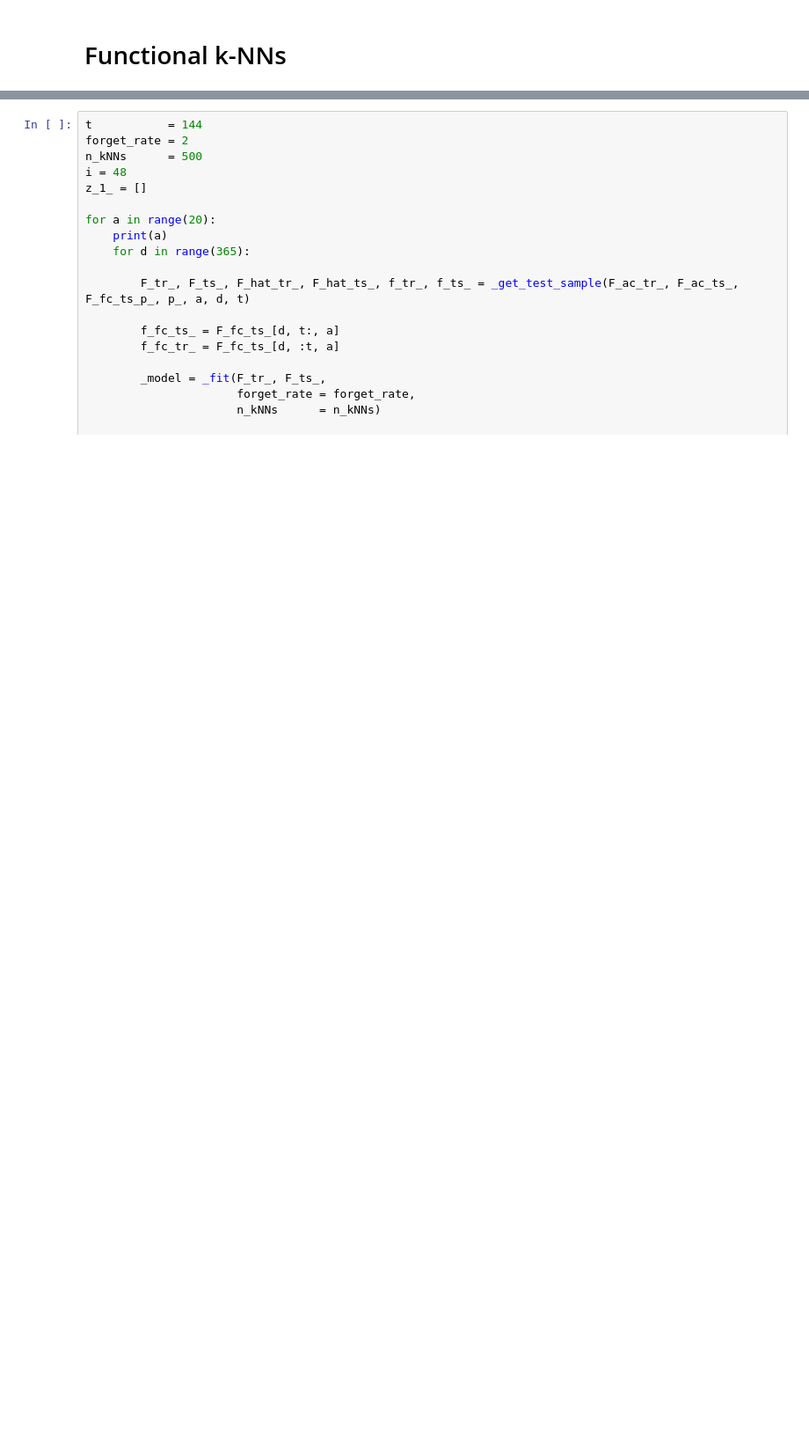
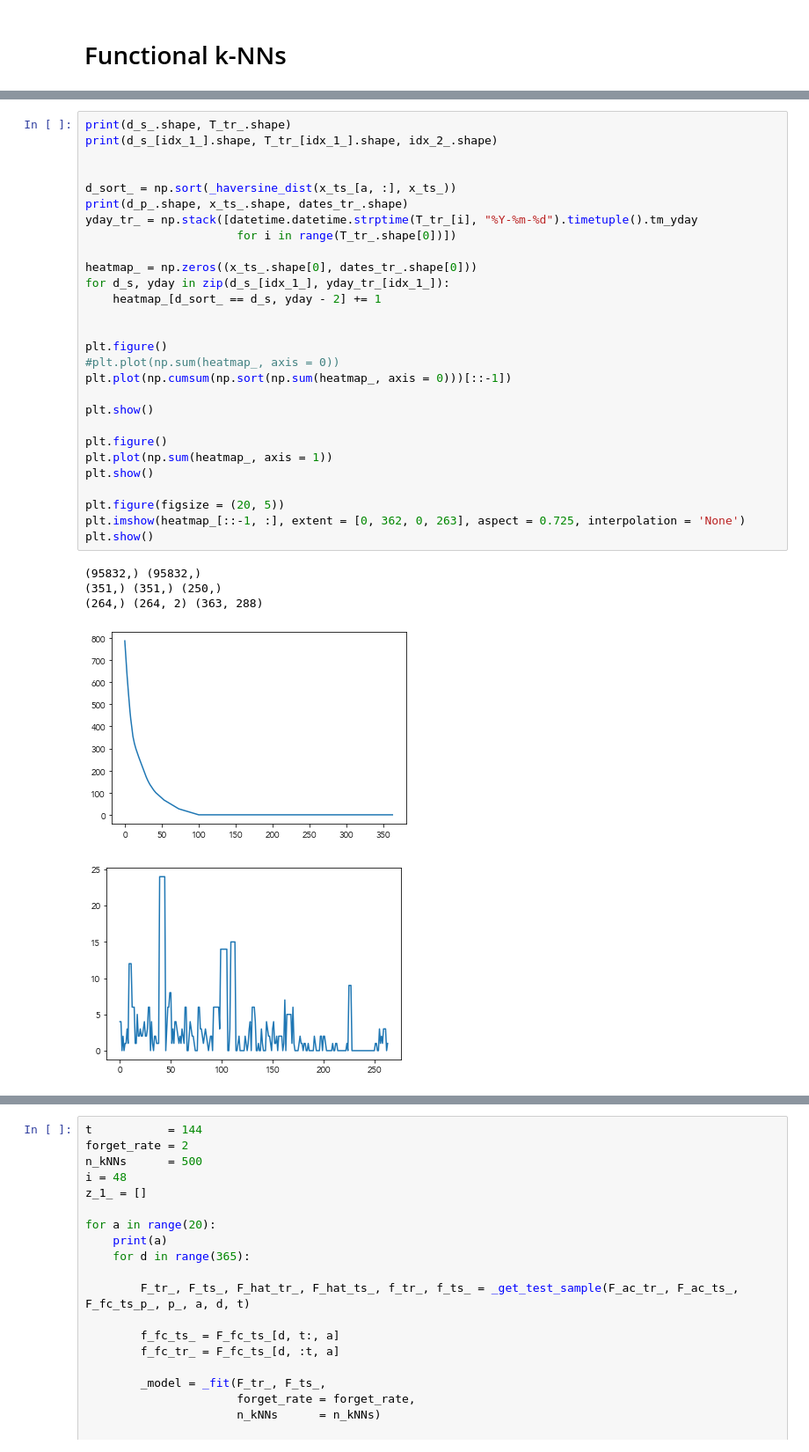
Before and after one commit to gterren/functional_forecast_dynamic_update, a Jupyter notebook: ffc.ipynb, the cells around one changed output, grey strips where cells are left out. Shown at 88% size. Cells and saved outputs as stored; diff of their text form; blank space fills up the shorter version.

```diff
--- a/ffc.ipynb
+++ b/ffc.ipynb
@@ -477,0 +960,34 @@ print(depth_)
+# %%
+print(d_s_.shape, T_tr_.shape)
+print(d_s_[idx_1_].shape, T_tr_[idx_1_].shape, idx_2_.shape)
+
+
+d_sort_ = np.sort(_haversine_dist(x_ts_[a, :], x_ts_))
+print(d_p_.shape, x_ts_.shape, dates_tr_.shape)
+yday_tr_ = np.stack([datetime.datetime.strptime(T_tr_[i], "%Y-%m-%d").timetuple().tm_yday
+                      for i in range(T_tr_.shape[0])])
+
+heatmap_ = np.zeros((x_ts_.shape[0], dates_tr_.shape[0]))
+for d_s, yday in zip(d_s_[idx_1_], yday_tr_[idx_1_]):
+    heatmap_[d_sort_ == d_s, yday - 2] += 1
+
+
+plt.figure()
+#plt.plot(np.sum(heatmap_, axis = 0))
+plt.plot(np.cumsum(np.sort(np.sum(heatmap_, axis = 0)))[::-1])
+
+plt.show()
+
+plt.figure()
+plt.plot(np.sum(heatmap_, axis = 1))
+plt.show()
+
+plt.figure(figsize = (20, 5))
+plt.imshow(heatmap_[::-1, :], extent = [0, 362, 0, 263], aspect = 0.725, interpolation = 'None')
+plt.show()
+# %% [output]
+(95832,) (95832,)
+(351,) (351,) (250,)
+(264,) (264, 2) (363, 288)
+[figure, added]
+[figure, added]
```
Also changed, not shown: parts of 29 cells of this notebook, 5 other files.
